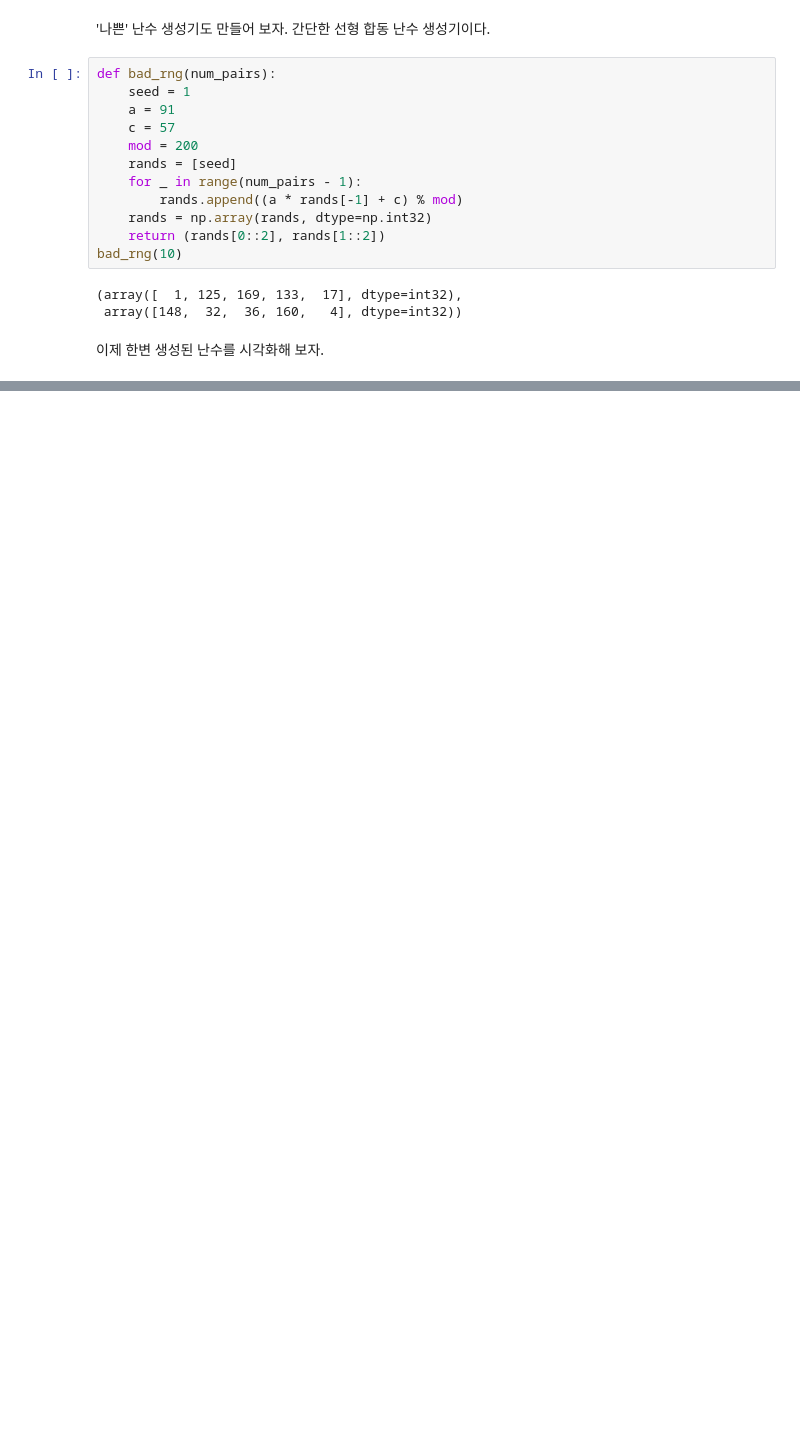
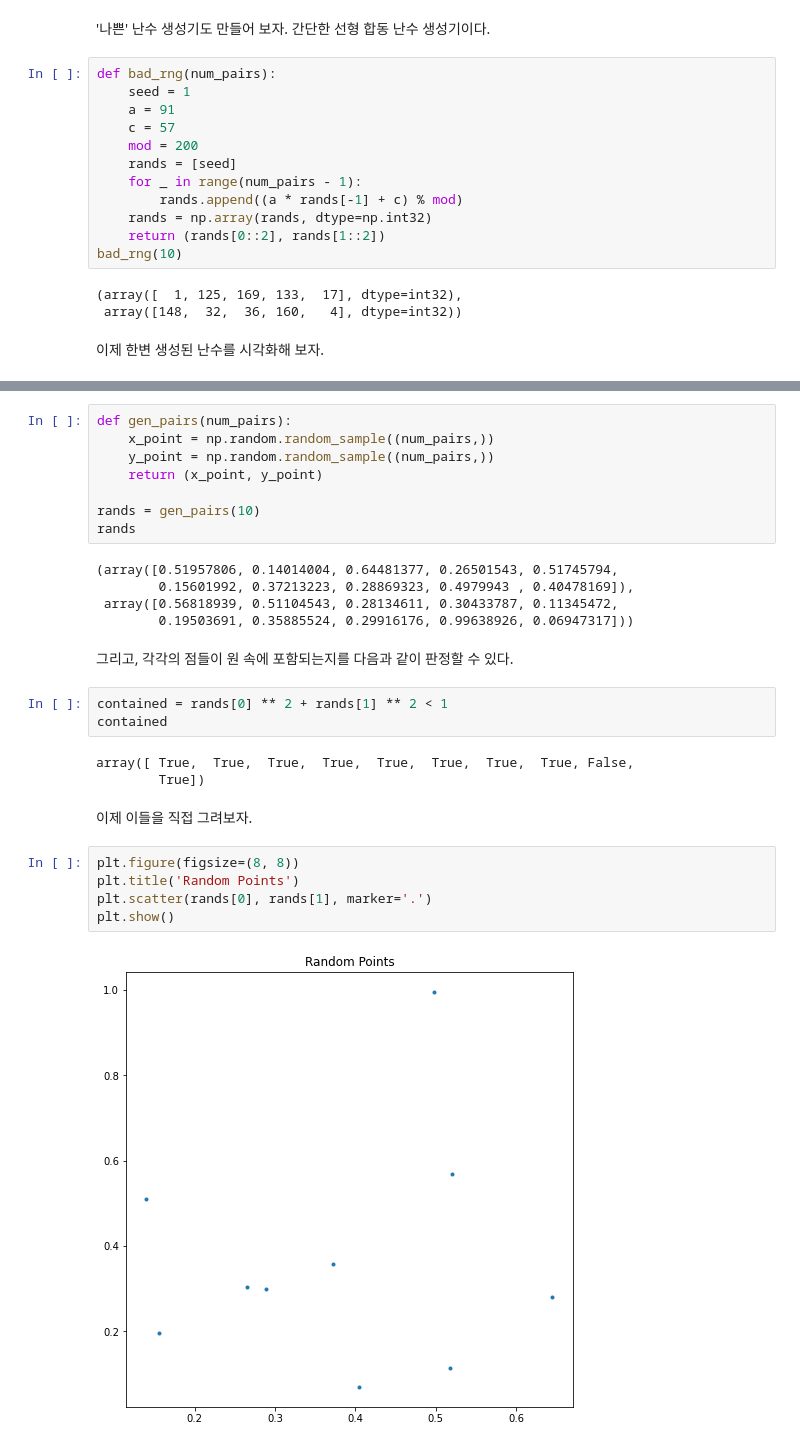
Before and after one commit to dasanlab/computational-physics, a Jupyter notebook: Monte_Carlo_Method.ipynb, the cells around one changed output, grey strips where cells are left out. Cells and saved outputs as stored; diff of their text form; blank space fills up the shorter version.

```diff
--- a/Monte_Carlo_Method.ipynb
+++ b/Monte_Carlo_Method.ipynb
@@ -47,0 +56,30 @@ scatter plot에서 볼 수 있듯, '나쁜' 난수 생성기에는 일정한 규
+# %%
+def gen_pairs(num_pairs):
+    x_point = np.random.random_sample((num_pairs,))
+    y_point = np.random.random_sample((num_pairs,))
+    return (x_point, y_point)
+
+rands = gen_pairs(10)
+rands
+# %% [output]
+(array([0.51957806, 0.14014004, 0.64481377, 0.26501543, 0.51745794,
+        0.15601992, 0.37213223, 0.28869323, 0.4979943 , 0.40478169]),
+ array([0.56818939, 0.51104543, 0.28134611, 0.30433787, 0.11345472,
+        0.19503691, 0.35885524, 0.29916176, 0.99638926, 0.06947317]))
+# %% [markdown]
+그리고, 각각의 점들이 원 속에 포함되는지를 다음과 같이 판정할 수 있다.
+# %%
+contained = rands[0] ** 2 + rands[1] ** 2 < 1
+contained
+# %% [output]
+array([ True,  True,  True,  True,  True,  True,  True,  True, False,
+        True])
+# %% [markdown]
+이제 이들을 직접 그려보자.
+# %%
+plt.figure(figsize=(8, 8))
+plt.title('Random Points')
+plt.scatter(rands[0], rands[1], marker='.')
+plt.show()
+# %% [output]
+[figure, added]
```
Also changed, not shown: parts of 15 cells of this notebook.
